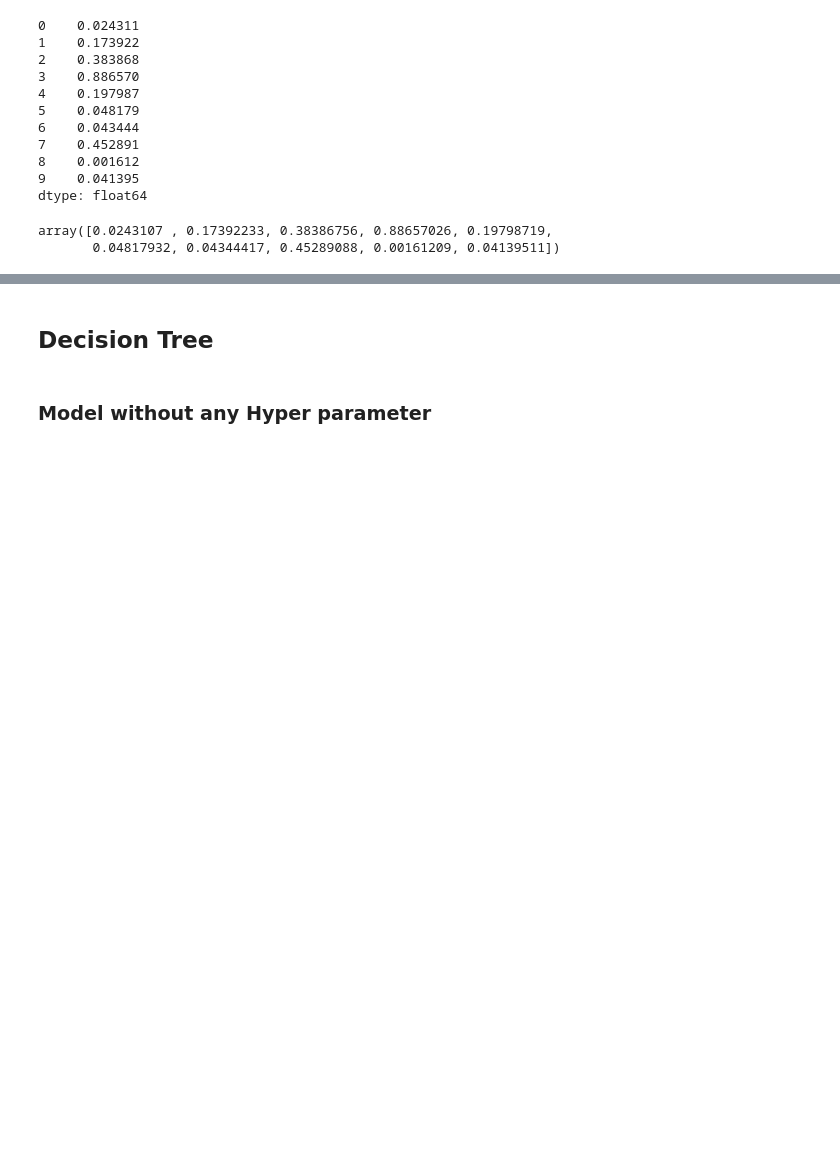
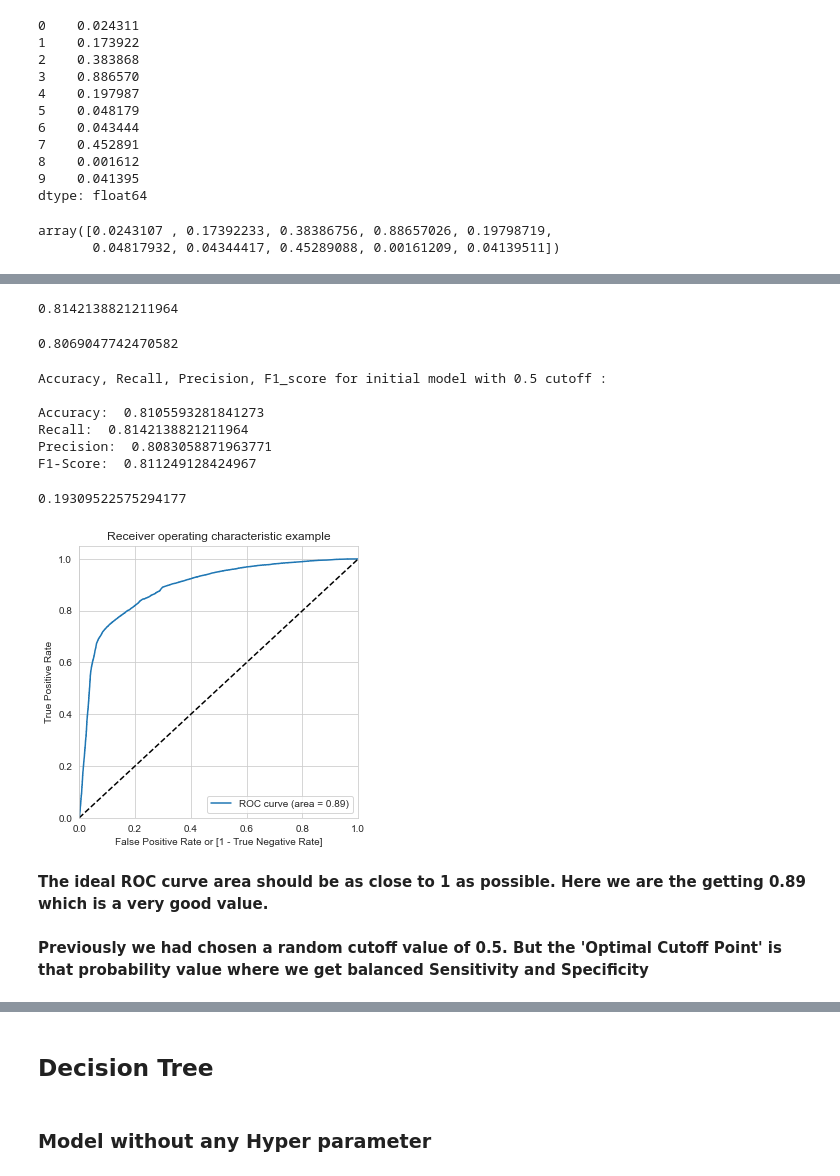
Before and after one commit to VaibhavBhargava2506/Telecom-Churn-Case-Study, a Jupyter notebook: Telecom Churn Case Study-final.ipynb, the cells around one changed output, grey strips where cells are left out. Saved outputs shown, nothing was run; the diff lists cells and outputs as text; code cells hidden in the pictures; blank space fills up the shorter version.

```diff
--- a/Telecom Churn Case Study-final.ipynb
+++ b/Telecom Churn Case Study-final.ipynb
@@ -1834,5 +1833,9 @@ array([0.0243107 , 0.17392233, 0.38386756, 0.88657026, 0.19798719,
 # %%
-y_train_pred_final = pd.DataFrame({'Churn':y_train_resampled.values, 'Churn_Prob':y_train_pred})
-y_train_pred_final['CustID'] = y_train.index
+y_train_pred_final = pd.DataFrame({'Churn':y_train_resampled, 'Churn_Prob':y_train_pred})
+
+#Assigning Customer ID for each record for better readblity
+#CustID is the index of each record.
+y_train_pred_final['CustID'] = y_train_pred_final.index
+
 y_train_pred_final.head()
 # %% [output]
@@ -1853,0 +1850,3 @@ array([0, 0, 0, ..., 1, 0, 0], dtype=int64)
+# %%
+y_train_pred_final['Predicted'] = y_train_pred_final.Churn_Prob.map(lambda x: 1 if x > 0.5 else 0)
+y_train_pred_final.head()
@@ -1853,0 +1873,63 @@ array([0, 0, 0, ..., 1, 0, 0], dtype=int64)
+# %%
+# Calculating 'Sensitivity' for the logistic regression model
+
+TP / float(TP+FN)
+# %% [output]
+0.8142138821211964
+# %%
+# Calculating 'Specificity' for the logistic regression model
+
+TN / float(TN+FP)
+# %% [output]
+0.8069047742470582
+# %%
+# Finding Accuracy, Recall, Precision, F1_score for initial model with 0.5 cutoff
+
+print("Accuracy, Recall, Precision, F1_score for initial model with 0.5 cutoff : \n")
+
+print("Accuracy: ", accuracy_score(y_train_pred_final.Churn, y_train_pred_final.Predicted))
+print("Recall: ", recall_score(y_train_pred_final.Churn, y_train_pred_final.Predicted))
+print("Precision: ", precision_score(y_train_pred_final.Churn, y_train_pred_final.Predicted))
+print("F1-Score: ", f1_score(y_train_pred_final.Churn, y_train_pred_final.Predicted))
+# %% [output]
+Accuracy, Recall, Precision, F1_score for initial model with 0.5 cutoff :
+
+Accuracy:  0.8105593281841273
+Recall:  0.8142138821211964
+Precision:  0.8083058871963771
+F1-Score:  0.811249128424967
+# %%
+# Calculating False Postive Rate (FPR)
+
+print(FP/ float(TN+FP))
+# %% [output]
+0.19309522575294177
+# %%
+# Function for finding ROC
+
+def draw_roc( actual, probs ):
+    fpr, tpr, thresholds = metrics.roc_curve( actual, probs,
+                                              drop_intermediate = False )
+    auc_score = metrics.roc_auc_score( actual, probs )
+    plt.figure(figsize=(5, 5))
+    plt.plot( fpr, tpr, label='ROC curve (area = %0.2f)' % auc_score )
+    plt.plot([0, 1], [0, 1], 'k--')
+    plt.xlim([0.0, 1.0])
+    plt.ylim([0.0, 1.05])
+    plt.xlabel('False Positive Rate or [1 - True Negative Rate]')
+    plt.ylabel('True Positive Rate')
+    plt.title('Receiver operating characteristic example')
+    plt.legend(loc="lower right")
+    plt.show()
+
+    return None
+# %%
+# Calling the function on 'y_train_pred_final.Churn' and 'y_train_pred_final.Churn_prob'
+
+draw_roc(y_train_pred_final.Churn, y_train_pred_final.Churn_Prob)
+# %% [output]
+[figure, added]
+# %% [markdown]
+**The ideal ROC curve area should be as close to 1 as possible. Here we are the getting 0.89 which is a very good value.**
+# %% [markdown]
+**Previously we had chosen a random cutoff value of 0.5. But the 'Optimal Cutoff Point' is that probability value where we get balanced Sensitivity and Specificity**
```
Also changed, not shown: parts of 91 cells of this notebook.
